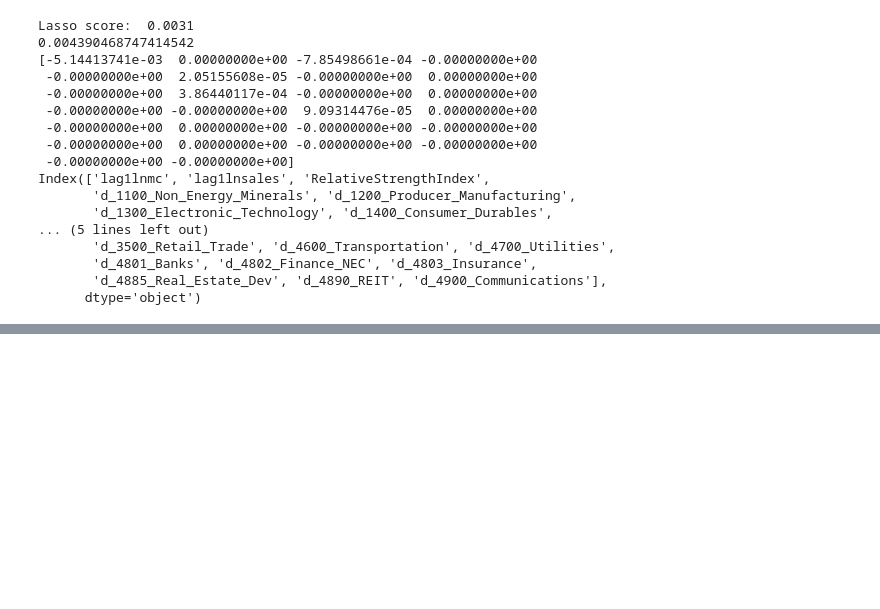
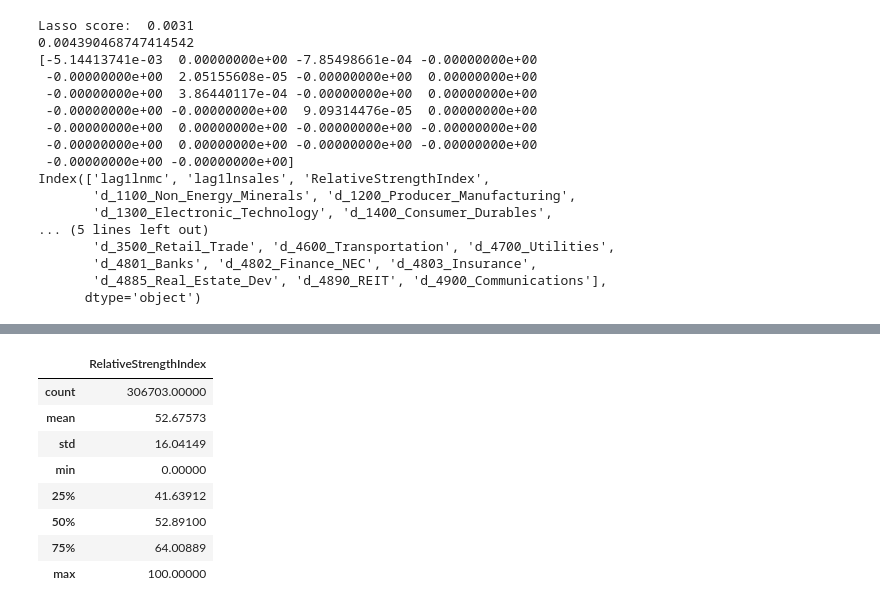
Before and after one commit to maximosnolan/FIN427Project1, a Jupyter notebook: Project1.ipynb, the cells around one changed output, grey strips where cells are left out. Saved outputs shown, nothing was run; the diff lists cells and outputs as text; code cells hidden in the pictures; blank space fills up the shorter version.

```diff
--- a/Project1.ipynb
+++ b/Project1.ipynb
@@ -338,3 +320,16 @@ x26      0.00085
 dtype: float64
 # %%
 bigOne.to_csv(path + "RSI_results.csv")
+# %%
+#Statistics for RSI :)
+bigOne[["RelativeStrengthIndex"]].describe()
+# %% [output]
+|  | RelativeStrengthIndex |
+| count | 306703.00000 |
+| mean | 52.67573 |
+| std | 16.04149 |
+| min | 0.00000 |
+| 25% | 41.63912 |
+| 50% | 52.89100 |
+| 75% | 64.00889 |
+| max | 100.00000 |
```
Also changed, not shown: parts of 3 cells of this notebook.
